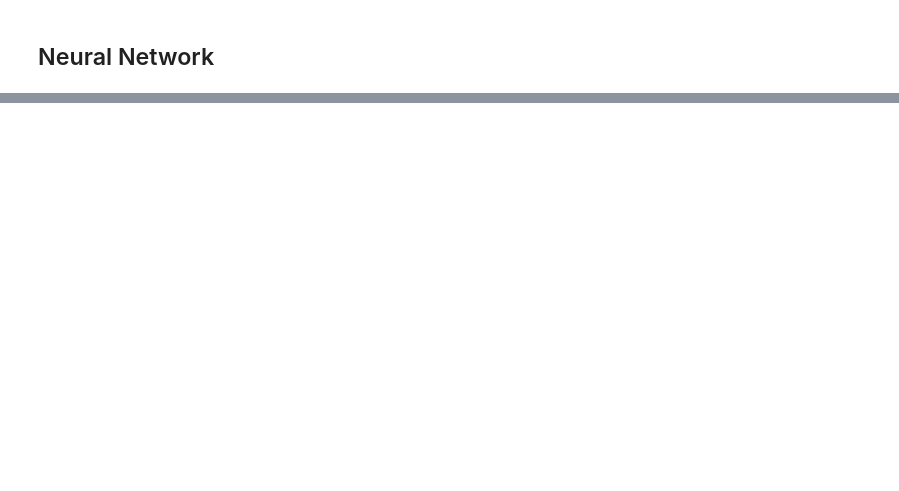
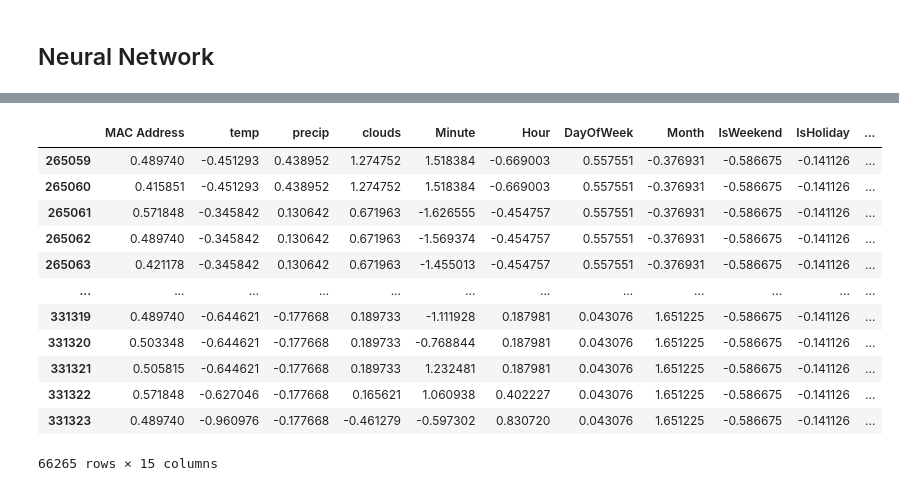
Before and after one commit to HanstonH/A-Context-Aware-Multi-Criteria-Recommendation-System-for-Electric-Vehicle-Charging, a Jupyter notebook: prediction.ipynb, the cells around one changed output, grey strips where cells are left out. Cells and saved outputs as stored; diff of their text form; code cells hidden in the pictures; blank space fills up the shorter version.

```diff
--- a/prediction.ipynb
+++ b/prediction.ipynb
@@ -744,0 +737,20 @@ history = model.fit(
+# %%
+
+testing_dataset = pd.DataFrame(
+    testing_data_final, columns= test_df_data.columns, index=test_df_data.index
+)
+testing_dataset
+# %% [output]
+|  | MAC Address | temp | precip | clouds | Minute | Hour | DayOfWeek | Month | IsWeekend | IsHoliday | ... |
+| 265059 | 0.489740 | -0.451293 | 0.438952 | 1.274752 | 1.518384 | -0.669003 | 0.557551 | -0.376931 | -0.586675 | -0.141126 | ... |
+| 265060 | 0.415851 | -0.451293 | 0.438952 | 1.274752 | 1.518384 | -0.669003 | 0.557551 | -0.376931 | -0.586675 | -0.141126 | ... |
+| 265061 | 0.571848 | -0.345842 | 0.130642 | 0.671963 | -1.626555 | -0.454757 | 0.557551 | -0.376931 | -0.586675 | -0.141126 | ... |
+| 265062 | 0.489740 | -0.345842 | 0.130642 | 0.671963 | -1.569374 | -0.454757 | 0.557551 | -0.376931 | -0.586675 | -0.141126 | ... |
+| 265063 | 0.421178 | -0.345842 | 0.130642 | 0.671963 | -1.455013 | -0.454757 | 0.557551 | -0.376931 | -0.586675 | -0.141126 | ... |
+| ... | ... | ... | ... | ... | ... | ... | ... | ... | ... | ... | ... |
+| 331319 | 0.489740 | -0.644621 | -0.177668 | 0.189733 | -1.111928 | 0.187981 | 0.043076 | 1.651225 | -0.586675 | -0.141126 | ... |
+| 331320 | 0.503348 | -0.644621 | -0.177668 | 0.189733 | -0.768844 | 0.187981 | 0.043076 | 1.651225 | -0.586675 | -0.141126 | ... |
+| 331321 | 0.505815 | -0.644621 | -0.177668 | 0.189733 | 1.232481 | 0.187981 | 0.043076 | 1.651225 | -0.586675 | -0.141126 | ... |
+| 331322 | 0.571848 | -0.627046 | -0.177668 | 0.165621 | 1.060938 | 0.402227 | 0.043076 | 1.651225 | -0.586675 | -0.141126 | ... |
+| 331323 | 0.489740 | -0.960976 | -0.177668 | -0.461279 | -0.597302 | 0.830720 | 0.043076 | 1.651225 | -0.586675 | -0.141126 | ... |
+66265 rows × 15 columns
```
Also changed, not shown: parts of 33 cells of this notebook, 9 other files.
